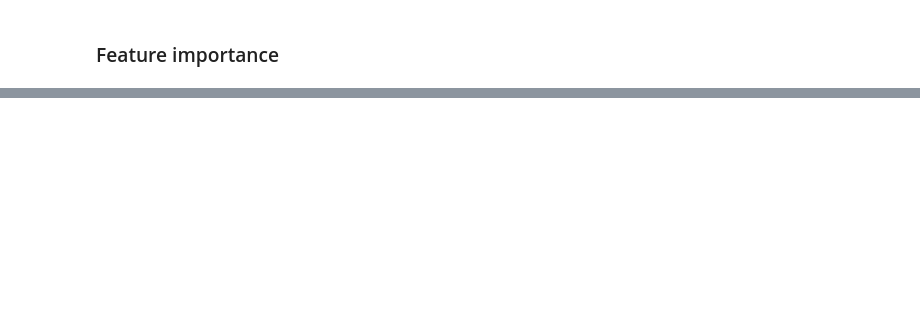
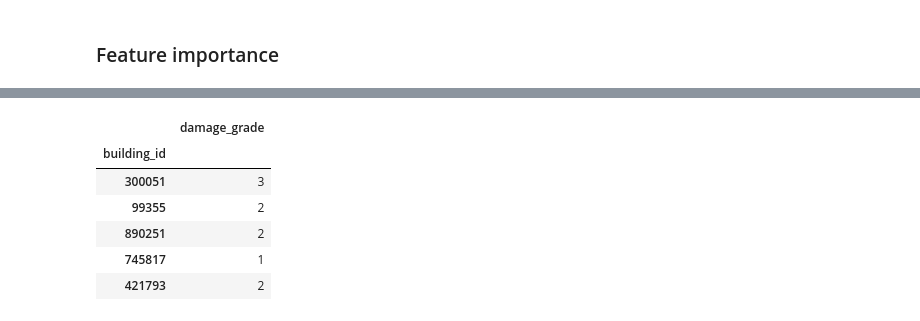
Before and after one commit to FacuMastri/richters-predictor-earthquake, a Jupyter notebook: tp2/LightGBM.ipynb, the cells around one changed output, grey strips where cells are left out. Cells and saved outputs as stored; diff of their text form; code cells hidden in the pictures; blank space fills up the shorter version.

```diff
--- a/tp2/LightGBM.ipynb
+++ b/tp2/LightGBM.ipynb
@@ -162,0 +248,3 @@ def plot_confusion_matrix(y_true, y_pred):
+# %%
+test_id = test.reset_index()['building_id']
+test_id
@@ -162,0 +264,12 @@ def plot_confusion_matrix(y_true, y_pred):
+# %%
+submit = pd.concat([test_id, pd.Series(y_pred, name='damage_grade')], axis=1)
+submit.set_index('building_id', inplace=True)
+submit.head()
+# %% [output]
+|  | damage_grade |
+| building_id |  |
+| 300051 | 3 |
+| 99355 | 2 |
+| 890251 | 2 |
+| 745817 | 1 |
+| 421793 | 2 |
```
Also changed, not shown: parts of 21 cells of this notebook.
